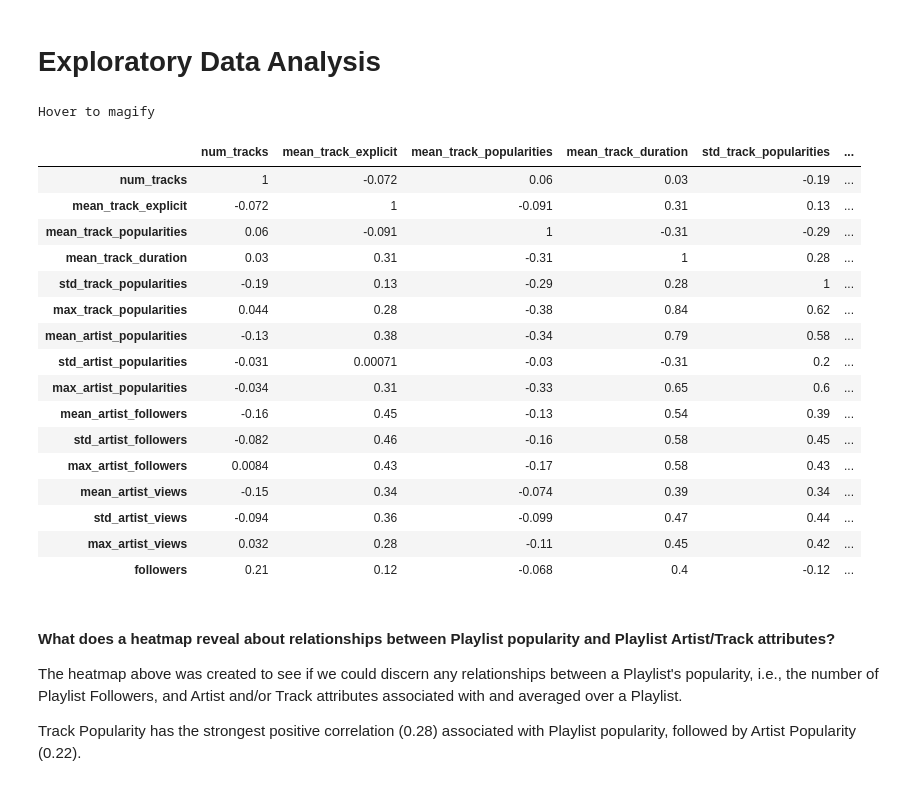
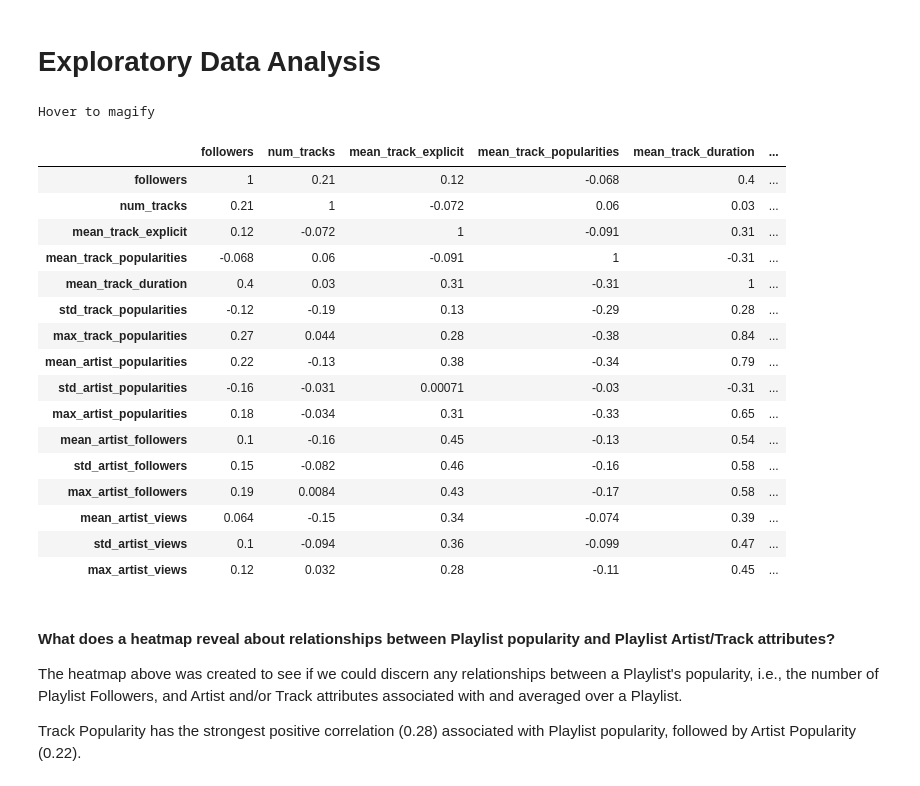
Before and after one commit to REMitchell/CSCIE109A, a Jupyter notebook: final/Final.ipynb, the cells around one changed output. Saved outputs shown, nothing was run; the diff lists cells and outputs as text; code cells hidden in the pictures.

```diff
--- a/final/Final.ipynb
+++ b/final/Final.ipynb
@@ -259,51 +259,54 @@ df_genres.head()
 # %%
 # Correlation heatmap
 import seaborn as sns
-
+mid = df['followers']
+df.drop(labels=['followers'], axis=1,inplace = True)
+df.insert(0, 'followers', mid)
 #
 #  We use Pandas' 'corr' method to compute pairwise correlation of column (defaults to Pearson)
 #  Use Xtrain which omits the unnormalized continuous predictors and the response variable
 plt.figure(figsize = (15,15))
 corr = df.corr()
 
-cmap = cmap=sns.diverging_palette(5, 250, as_cmap=True)
+
+cmap=sns.diverging_palette(5, 250, as_cmap=True)
 
 def magnify():
     return [dict(selector="th",
                  props=[("font-size", "7pt")]),
             dict(selector="td",
                  props=[('padding', "0em 0em")]),
             dict(selector="th:hover",
                  props=[("font-size", "12pt")]),
             dict(selector="tr:hover td:hover",
                  props=[('max-width', '200px'),
                         ('font-size', '12pt')])
 ]
 
 corr.style.background_gradient(cmap, axis=1)\
     .set_properties(**{'max-width': '80px', 'font-size': '10pt'})\
     .set_caption("Hover to magify")\
     .set_precision(2)\
     .set_table_styles(magnify())
 # %% [output]
 Hover to magify
-|  | num_tracks | mean_track_explicit | mean_track_popularities | mean_track_duration | std_track_popularities | ... |
-| num_tracks | 1 | -0.072 | 0.06 | 0.03 | -0.19 | ... |
-| mean_track_explicit | -0.072 | 1 | -0.091 | 0.31 | 0.13 | ... |
-| mean_track_popularities | 0.06 | -0.091 | 1 | -0.31 | -0.29 | ... |
-| mean_track_duration | 0.03 | 0.31 | -0.31 | 1 | 0.28 | ... |
-| std_track_popularities | -0.19 | 0.13 | -0.29 | 0.28 | 1 | ... |
-| max_track_popularities | 0.044 | 0.28 | -0.38 | 0.84 | 0.62 | ... |
-| mean_artist_popularities | -0.13 | 0.38 | -0.34 | 0.79 | 0.58 | ... |
-| std_artist_popularities | -0.031 | 0.00071 | -0.03 | -0.31 | 0.2 | ... |
-| max_artist_popularities | -0.034 | 0.31 | -0.33 | 0.65 | 0.6 | ... |
-| mean_artist_followers | -0.16 | 0.45 | -0.13 | 0.54 | 0.39 | ... |
-| std_artist_followers | -0.082 | 0.46 | -0.16 | 0.58 | 0.45 | ... |
-| max_artist_followers | 0.0084 | 0.43 | -0.17 | 0.58 | 0.43 | ... |
-| mean_artist_views | -0.15 | 0.34 | -0.074 | 0.39 | 0.34 | ... |
-| std_artist_views | -0.094 | 0.36 | -0.099 | 0.47 | 0.44 | ... |
-| max_artist_views | 0.032 | 0.28 | -0.11 | 0.45 | 0.42 | ... |
-| followers | 0.21 | 0.12 | -0.068 | 0.4 | -0.12 | ... |
+|  | followers | num_tracks | mean_track_explicit | mean_track_popularities | mean_track_duration | ... |
+| followers | 1 | 0.21 | 0.12 | -0.068 | 0.4 | ... |
+| num_tracks | 0.21 | 1 | -0.072 | 0.06 | 0.03 | ... |
+| mean_track_explicit | 0.12 | -0.072 | 1 | -0.091 | 0.31 | ... |
+| mean_track_popularities | -0.068 | 0.06 | -0.091 | 1 | -0.31 | ... |
+| mean_track_duration | 0.4 | 0.03 | 0.31 | -0.31 | 1 | ... |
+| std_track_popularities | -0.12 | -0.19 | 0.13 | -0.29 | 0.28 | ... |
+| max_track_popularities | 0.27 | 0.044 | 0.28 | -0.38 | 0.84 | ... |
+| mean_artist_popularities | 0.22 | -0.13 | 0.38 | -0.34 | 0.79 | ... |
+| std_artist_popularities | -0.16 | -0.031 | 0.00071 | -0.03 | -0.31 | ... |
+| max_artist_popularities | 0.18 | -0.034 | 0.31 | -0.33 | 0.65 | ... |
+| mean_artist_followers | 0.1 | -0.16 | 0.45 | -0.13 | 0.54 | ... |
+| std_artist_followers | 0.15 | -0.082 | 0.46 | -0.16 | 0.58 | ... |
+| max_artist_followers | 0.19 | 0.0084 | 0.43 | -0.17 | 0.58 | ... |
+| mean_artist_views | 0.064 | -0.15 | 0.34 | -0.074 | 0.39 | ... |
+| std_artist_views | 0.1 | -0.094 | 0.36 | -0.099 | 0.47 | ... |
+| max_artist_views | 0.12 | 0.032 | 0.28 | -0.11 | 0.45 | ... |
 # %% [markdown]
 #### What does a heatmap reveal about relationships between Playlist popularity and Playlist Artist/Track attributes?
 
```
Also changed, not shown: parts of 44 cells of this notebook.
